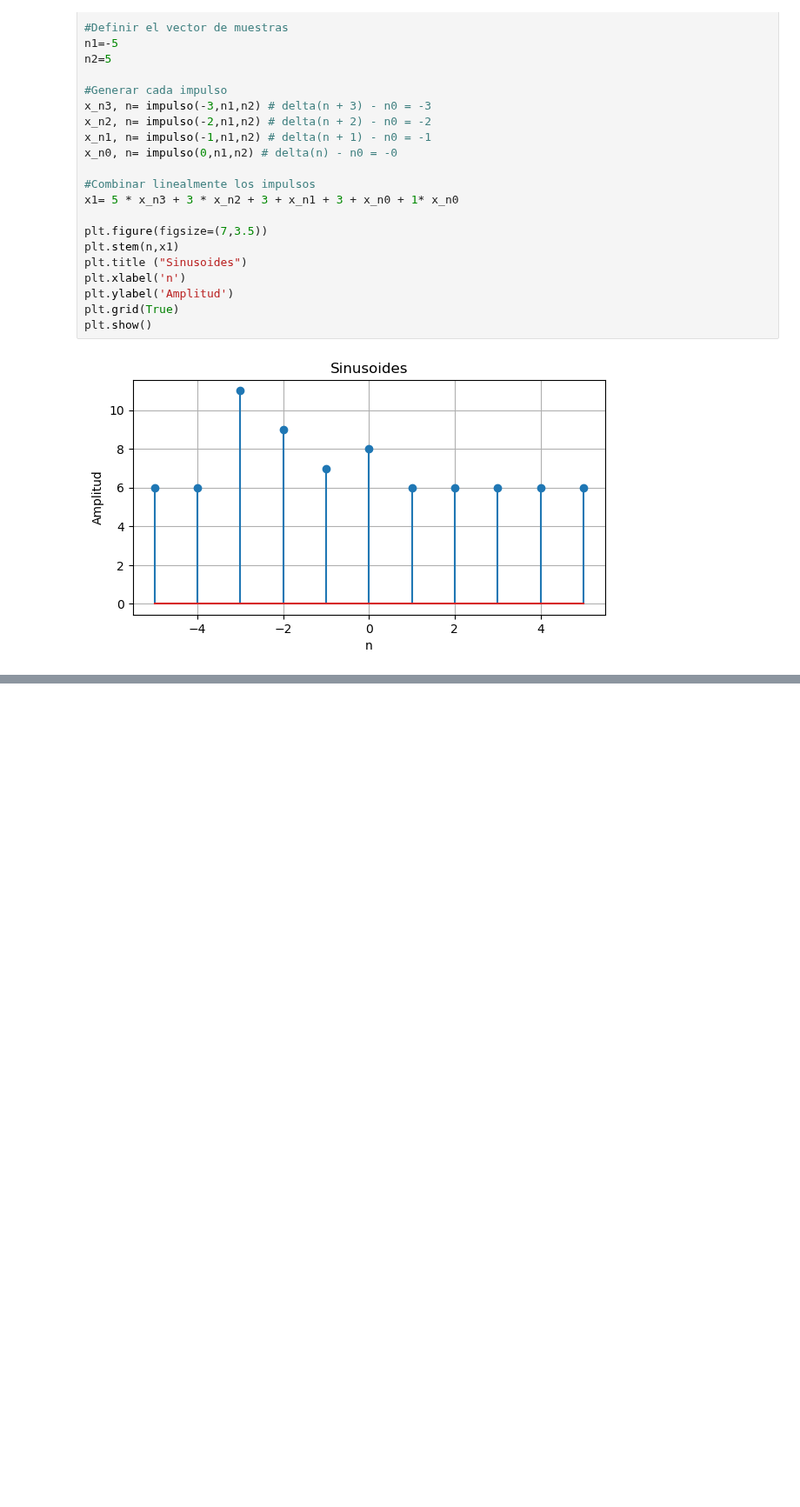
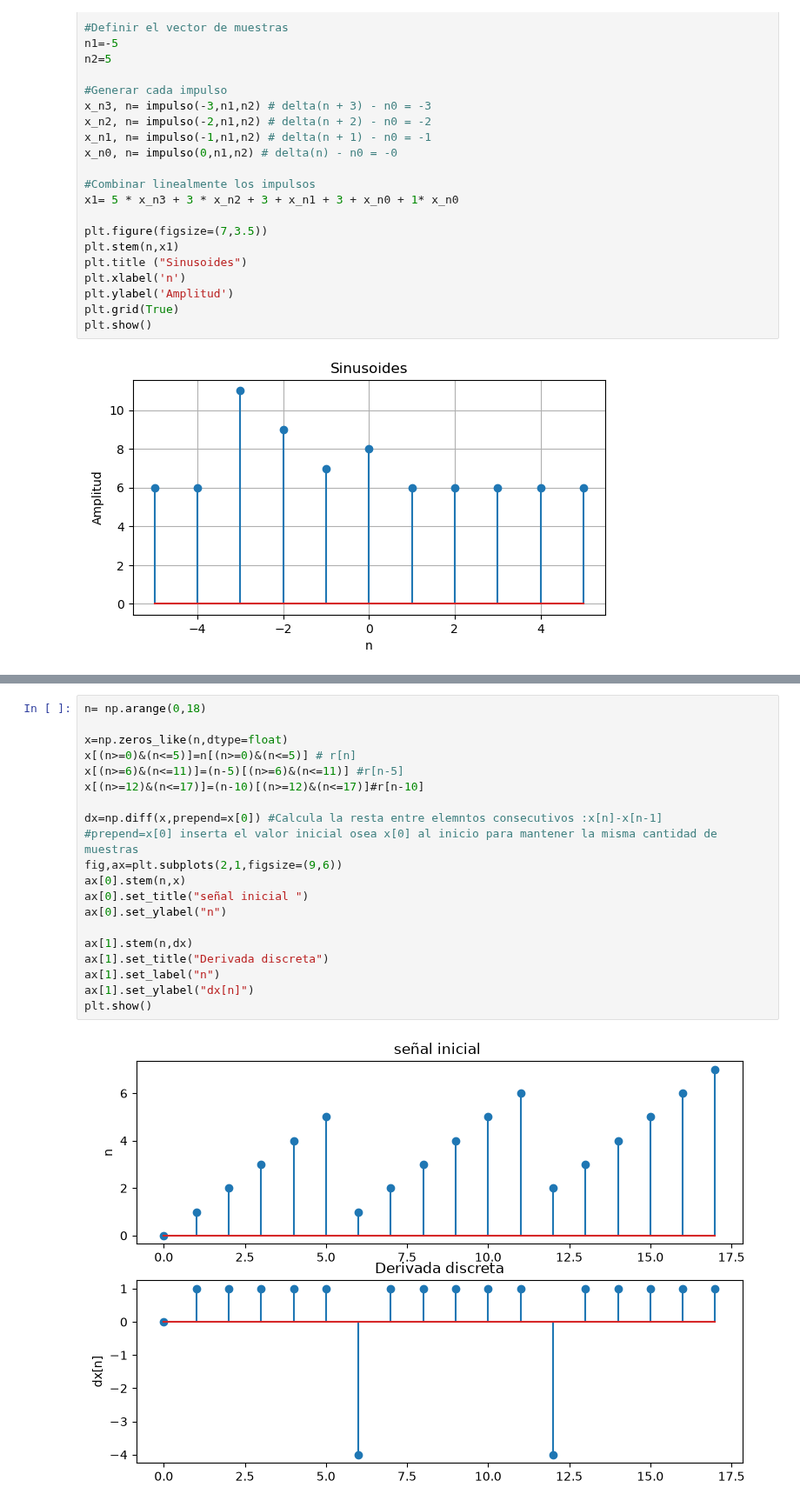
Before and after one commit to manuelahernandezb-ai/Biose-ales-Manuela_Hernandez, a Jupyter notebook: Practica_01_Python.ipynb, the cells around one changed output, grey strips where cells are left out. Shown at 87% size. Saved outputs shown, nothing was run; the diff lists cells and outputs as text; blank space fills up the shorter version.

```diff
--- a/Practica_01_Python.ipynb
+++ b/Practica_01_Python.ipynb
@@ -252,0 +325,22 @@ B. El siguiente sistema arroja una secuencia definida entre −6≤𝑛≤6.
+# %%
+n= np.arange(0,18)
+
+x=np.zeros_like(n,dtype=float)
+x[(n>=0)&(n<=5)]=n[(n>=0)&(n<=5)] # r[n]
+x[(n>=6)&(n<=11)]=(n-5)[(n>=6)&(n<=11)] #r[n-5]
+x[(n>=12)&(n<=17)]=(n-10)[(n>=12)&(n<=17)]#r[n-10]
+
+dx=np.diff(x,prepend=x[0]) #Calcula la resta entre elemntos consecutivos :x[n]-x[n-1]
+#prepend=x[0] inserta el valor inicial osea x[0] al inicio para mantener la misma cantidad de muestras
+fig,ax=plt.subplots(2,1,figsize=(9,6))
+ax[0].stem(n,x)
+ax[0].set_title("señal inicial ")
+ax[0].set_ylabel("n")
+
+ax[1].stem(n,dx)
+ax[1].set_title("Derivada discreta")
+ax[1].set_label("n")
+ax[1].set_ylabel("dx[n]")
+plt.show()
+# %% [output]
+[figure, added]
```
Also changed, not shown: parts of 16 cells of this notebook, 1 other file.
